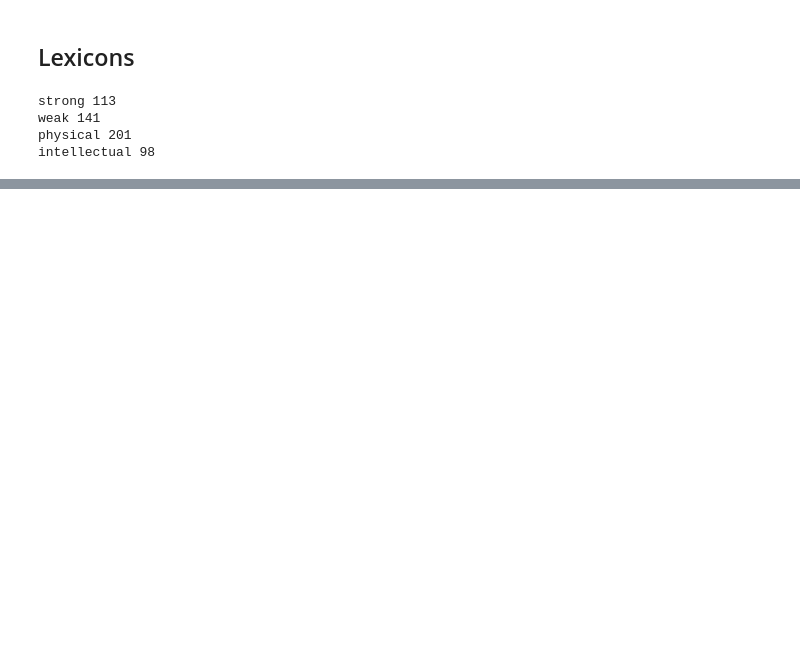
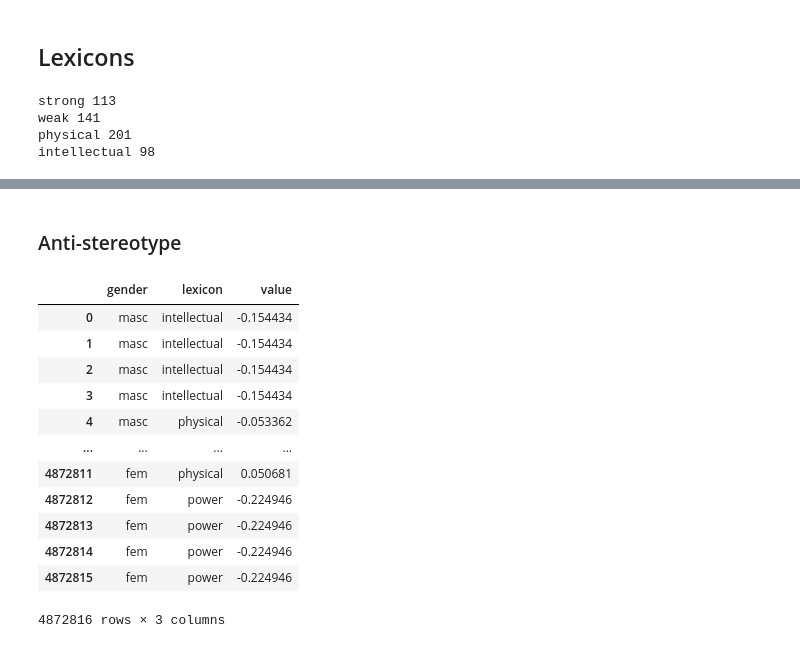
Before and after one commit to lucy3/gpt3_gender, a Jupyter notebook: code/character_viz.ipynb, the cells around one changed output, grey strips where cells are left out. Saved outputs shown, nothing was run; the diff lists cells and outputs as text; code cells hidden in the pictures; blank space fills up the shorter version.

```diff
--- a/code/character_viz.ipynb
+++ b/code/character_viz.ipynb
@@ -924,34 +955,0 @@ MannwhitneyuResult(statistic=55897334499728.0, pvalue=0.0)
-# %%
-genpath = LOGS + 'orig_adj_noun/'
-frames = []
-d = {'gender':[], 'lexicon':[], 'value':[]}
-for f in os.listdir(genpath):
-    title = f.replace('.tokens', '')
-    gen_word = Counter() # (gender, lexicon) : value
-    with open(genpath + f, 'r') as infile:
-        for line in infile:
-            contents = line.strip().split('\t')
-            w = contents[0]
-            deprel = contents[3]
-            hw = contents[5]
-            storyid = contents[7]
-            gender = contents[8]
-            if deprel == 'amod':
-                keyword = w
-            elif deprel == 'nsubj':
-                keyword = hw
-            for k in lexicon_d:
-                if keyword in intellect_scores:
-                    d['gender'].append(gender)
-                    d['lexicon'].append('intellectual')
-                    d['value'].append(intellect_scores[keyword])
-            for k in lexicon_d:
-                if keyword in physical_scores:
-                    d['gender'].append(gender)
-                    d['lexicon'].append('physical')
-                    d['value'].append(physical_scores[keyword])
-            for k in lexicon_d:
-                if keyword in strength_scores:
-                    d['gender'].append(gender)
-                    d['lexicon'].append('power')
-                    d['value'].append(strength_scores[keyword])
@@ -958,3 +1005,5 @@ for f in os.listdir(genpath):
+# %%
+d = get_lexicon_dict(LOGS + 'orig_adj_noun/')
 # %%
 df = pd.DataFrame.from_dict(d)
 stats = df.groupby(['gender', 'lexicon']).agg(['mean', 'count', 'std'])
@@ -996,0 +1114,2 @@ MannwhitneyuResult(statistic=1996995625040.0, pvalue=0.0)
+# %% [markdown]
+### Anti-stereotype
@@ -996,0 +1158,21 @@ MannwhitneyuResult(statistic=1996995625040.0, pvalue=0.0)
+# %%
+with open(LOGS + 'prompt_design_verbs.json', 'r') as infile:
+    prompt_design_verbs = json.load(infile)
+# %%
+gen_d = get_anti_stereotype_prompts(prompt_design_verbs, 'power', LOGS + 'generated_adj_noun/')
+gen_df = pd.DataFrame.from_dict(gen_d)
+gen_df
+# %% [output]
+|  | gender | lexicon | value |
+| 0 | masc | intellectual | -0.154434 |
+| 1 | masc | intellectual | -0.154434 |
+| 2 | masc | intellectual | -0.154434 |
+| 3 | masc | intellectual | -0.154434 |
+| 4 | masc | physical | -0.053362 |
+| ... | ... | ... | ... |
+| 4872811 | fem | physical | 0.050681 |
+| 4872812 | fem | power | -0.224946 |
+| 4872813 | fem | power | -0.224946 |
+| 4872814 | fem | power | -0.224946 |
+| 4872815 | fem | power | -0.224946 |
+4872816 rows × 3 columns
```
Also changed, not shown: parts of 25 cells of this notebook, 5 other files.
